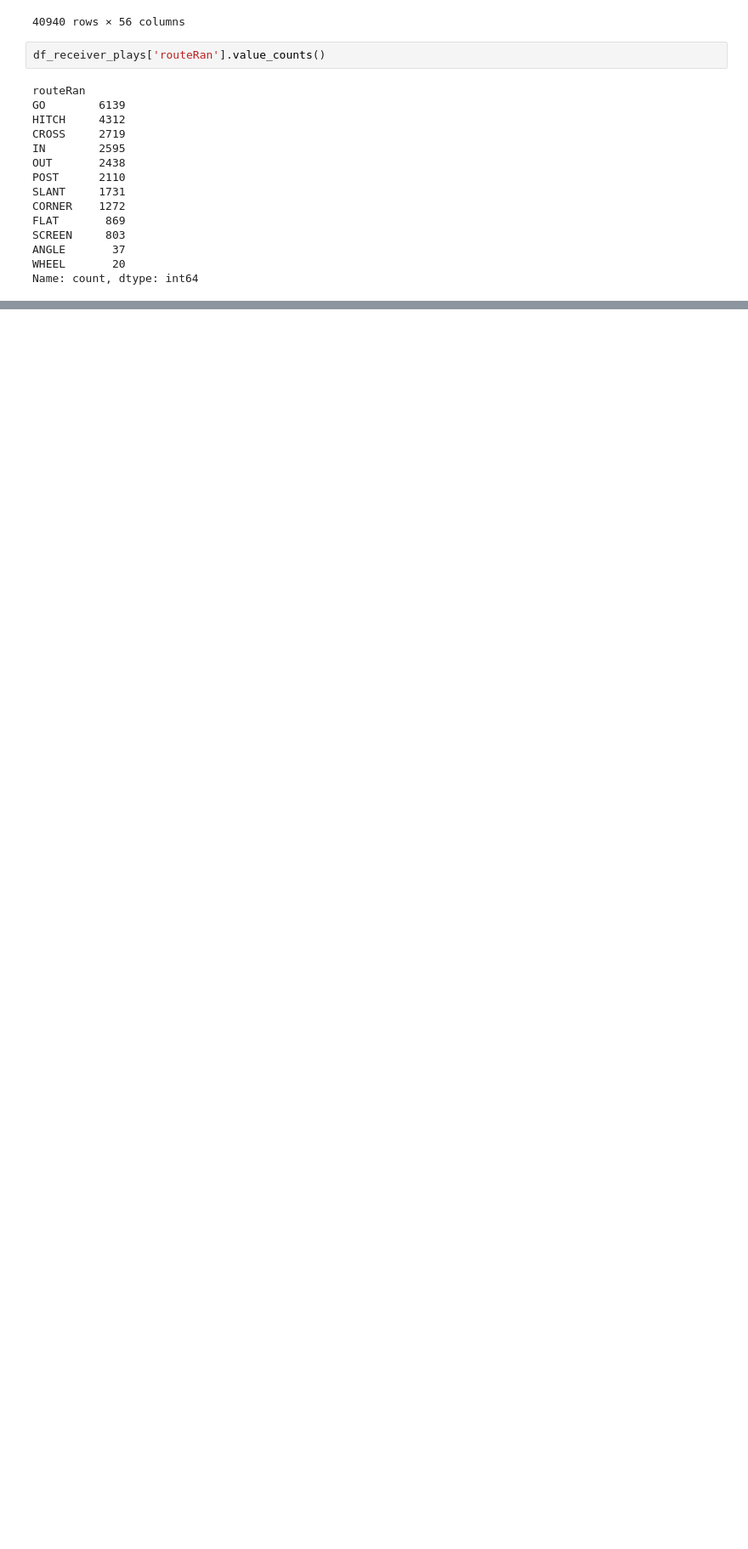
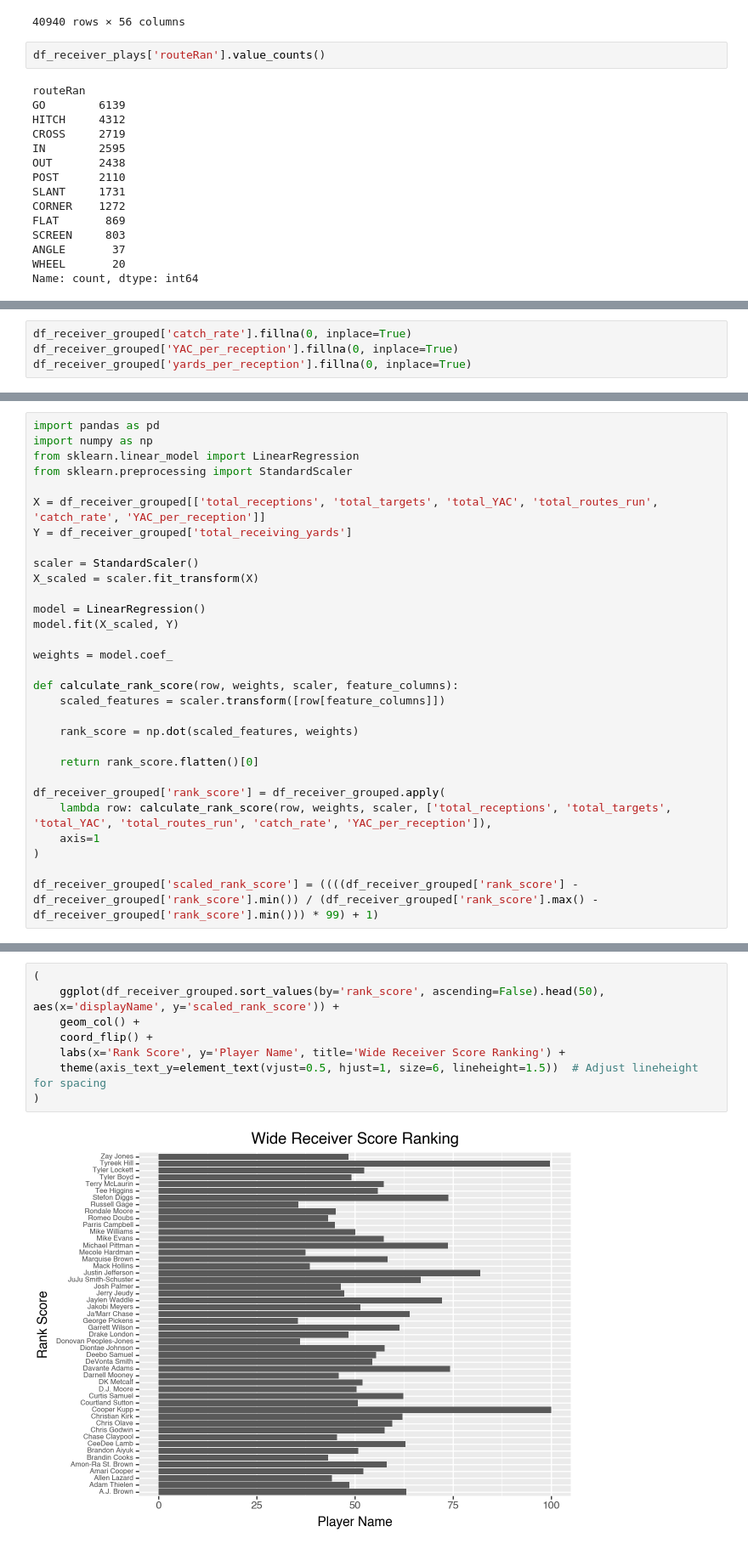
Before and after one commit to ArjunR27/301FinalProject, a Jupyter notebook: receiver_analysis.ipynb, the cells around one changed output, grey strips where cells are left out. Shown: that part at 85% size. Drawn from its saved outputs; the diff is of its cells as text; blank space fills up the shorter version.

```diff
--- a/receiver_analysis.ipynb
+++ b/receiver_analysis.ipynb
@@ -102,0 +139,4 @@ week1_receivers[week1_receivers['frameType'] == 'AFTER_SNAP']
+# %%
+df_receiver_grouped['catch_rate'].fillna(0, inplace=True)
+df_receiver_grouped['YAC_per_reception'].fillna(0, inplace=True)
+df_receiver_grouped['yards_per_reception'].fillna(0, inplace=True)
@@ -102,0 +175,30 @@ week1_receivers[week1_receivers['frameType'] == 'AFTER_SNAP']
+# %%
+import pandas as pd
+import numpy as np
+from sklearn.linear_model import LinearRegression
+from sklearn.preprocessing import StandardScaler
+
+X = df_receiver_grouped[['total_receptions', 'total_targets', 'total_YAC', 'total_routes_run', 'catch_rate', 'YAC_per_reception']]
+Y = df_receiver_grouped['total_receiving_yards']
+
+scaler = StandardScaler()
+X_scaled = scaler.fit_transform(X)
+
+model = LinearRegression()
+model.fit(X_scaled, Y)
+
+weights = model.coef_
+
+def calculate_rank_score(row, weights, scaler, feature_columns):
+    scaled_features = scaler.transform([row[feature_columns]])
+
+    rank_score = np.dot(scaled_features, weights)
+
+    return rank_score.flatten()[0]
+
+df_receiver_grouped['rank_score'] = df_receiver_grouped.apply(
+    lambda row: calculate_rank_score(row, weights, scaler, ['total_receptions', 'total_targets', 'total_YAC', 'total_routes_run', 'catch_rate', 'YAC_per_reception']),
+    axis=1
+)
+
+df_receiver_grouped['scaled_rank_score'] = ((((df_receiver_grouped['rank_score'] - df_receiver_grouped['rank_score'].min()) / (df_receiver_grouped['rank_score'].max() - df_receiver_grouped['rank_score'].min())) * 99) + 1)
@@ -102,0 +225,10 @@ week1_receivers[week1_receivers['frameType'] == 'AFTER_SNAP']
+# %%
+(
+    ggplot(df_receiver_grouped.sort_values(by='rank_score', ascending=False).head(50), aes(x='displayName', y='scaled_rank_score')) +
+    geom_col() +
+    coord_flip() +
+    labs(x='Rank Score', y='Player Name', title='Wide Receiver Score Ranking') +
+    theme(axis_text_y=element_text(vjust=0.5, hjust=1, size=6, lineheight=1.5))  # Adjust lineheight for spacing
+)
+# %% [output]
+[figure, added]
```
Also changed, not shown: parts of 12 cells of this notebook, 1 other file.
